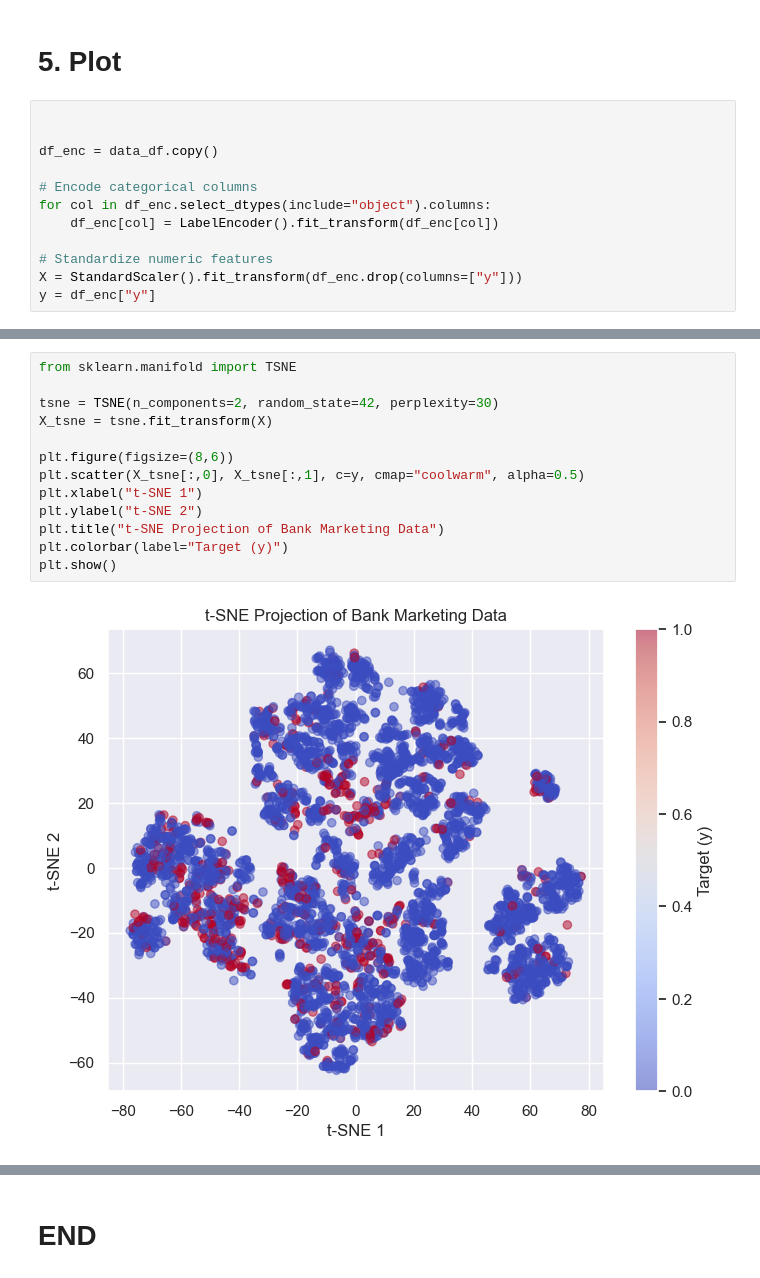
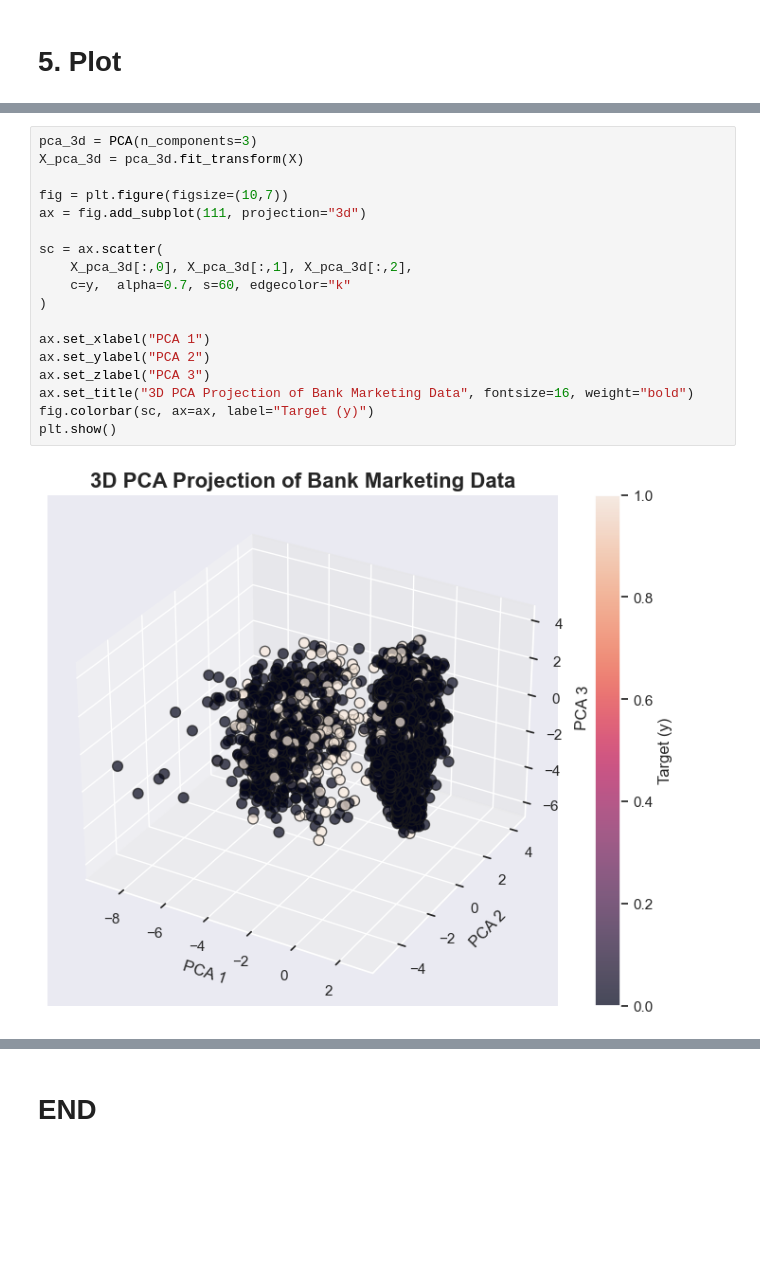
Before and after one commit to ShirsenduRyo/06-Segmentations, a Jupyter notebook: notebooks/0 The EDA.ipynb, the cells around one changed output, grey strips where cells are left out. Saved outputs shown, nothing was run; the diff lists cells and outputs as text; blank space fills up the shorter version.

```diff
--- a/notebooks/0 The EDA.ipynb
+++ b/notebooks/0 The EDA.ipynb
@@ -295,14 +310,2 @@ temp
 # %% [markdown]
 # 5. Plot
-# %%
-
-
-df_enc = data_df.copy()
-
-# Encode categorical columns
-for col in df_enc.select_dtypes(include="object").columns:
-    df_enc[col] = LabelEncoder().fit_transform(df_enc[col])
-
-# Standardize numeric features
-X = StandardScaler().fit_transform(df_enc.drop(columns=["y"]))
-y = df_enc["y"]
@@ -324,15 +312,20 @@ plt.show()
-# %%
-from sklearn.manifold import TSNE
-
-tsne = TSNE(n_components=2, random_state=42, perplexity=30)
-X_tsne = tsne.fit_transform(X)
-
-plt.figure(figsize=(8,6))
-plt.scatter(X_tsne[:,0], X_tsne[:,1], c=y, cmap="coolwarm", alpha=0.5)
-plt.xlabel("t-SNE 1")
-plt.ylabel("t-SNE 2")
-plt.title("t-SNE Projection of Bank Marketing Data")
-plt.colorbar(label="Target (y)")
-plt.show()
-# %% [output]
-[figure, removed]
+# %%
+pca_3d = PCA(n_components=3)
+X_pca_3d = pca_3d.fit_transform(X)
+
+fig = plt.figure(figsize=(10,7))
+ax = fig.add_subplot(111, projection="3d")
+
+sc = ax.scatter(
+    X_pca_3d[:,0], X_pca_3d[:,1], X_pca_3d[:,2],
+    c=y,  alpha=0.7, s=60, edgecolor="k"
+)
+
+ax.set_xlabel("PCA 1")
+ax.set_ylabel("PCA 2")
+ax.set_zlabel("PCA 3")
+ax.set_title("3D PCA Projection of Bank Marketing Data", fontsize=16, weight="bold")
+fig.colorbar(sc, ax=ax, label="Target (y)")
+plt.show()
+# %% [output]
+[figure, added]
```
Also changed, not shown: parts of 8 cells of this notebook.
